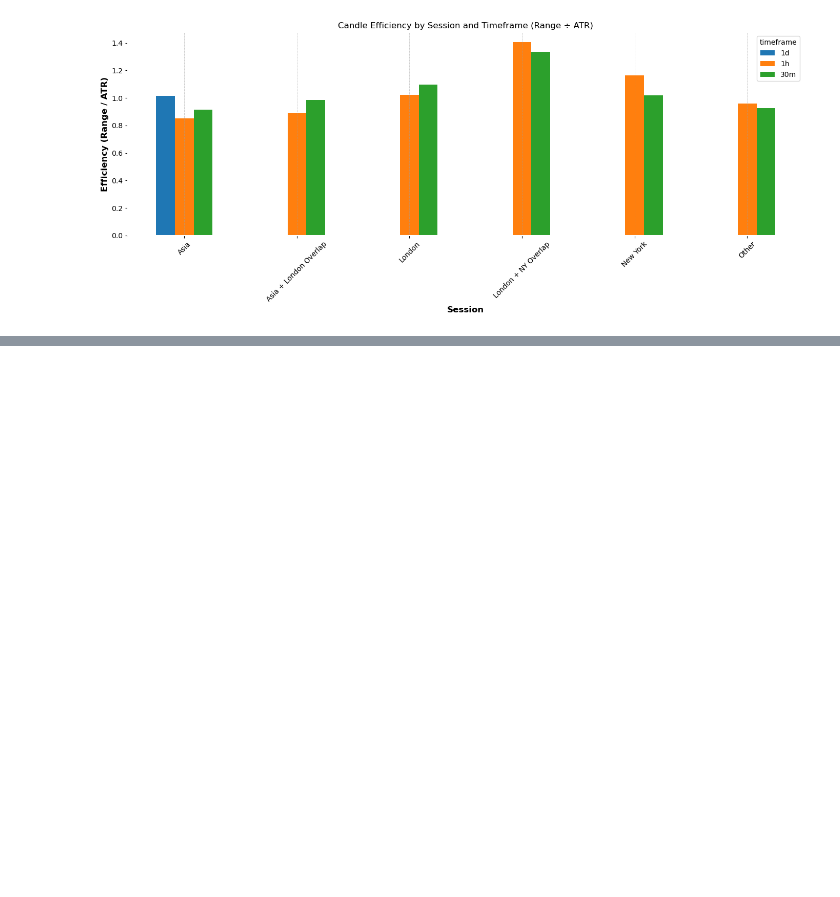
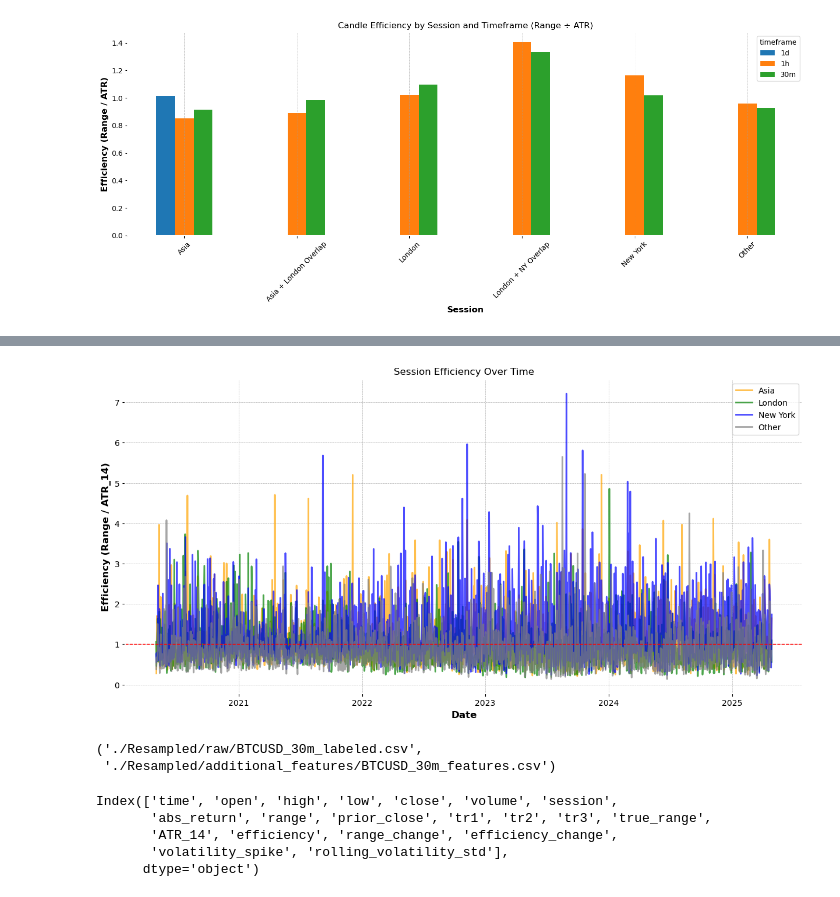
Before and after one commit to SarthakThakur0097/Crypto-analysis, a Jupyter notebook: main.ipynb, the cells around one changed output, grey strips where cells are left out. Drawn from its saved outputs; the diff is of its cells as text; code cells hidden in the pictures; blank space fills up the shorter version.

```diff
--- a/main.ipynb
+++ b/main.ipynb
@@ -172,0 +248,58 @@ plt.show()
+# %%
+import pandas as pd
+import matplotlib.pyplot as plt
+
+# Load session-level candles
+session_df = pd.read_csv('./AnalysisResults/session_candles_from_30m.csv')
+
+# --- Basic cleaning ---
+session_df.dropna(subset=['range'], inplace=True)
+
+# --- Calculate needed metrics ---
+session_df['prior_close'] = session_df['close'].shift(1)
+session_df['tr1'] = session_df['high'] - session_df['low']
+session_df['tr2'] = (session_df['high'] - session_df['prior_close']).abs()
+session_df['tr3'] = (session_df['low'] - session_df['prior_close']).abs()
+session_df['true_range'] = session_df[['tr1', 'tr2', 'tr3']].max(axis=1)
+session_df['ATR_14'] = session_df['true_range'].rolling(window=14).mean()
+
+# ✅ Correct Efficiency Definition
+session_df['efficiency'] = session_df['range'] / session_df['ATR_14']
+
+# Drop garbage
+session_df.replace([float('inf'), -float('inf')], pd.NA, inplace=True)
+session_df.dropna(inplace=True)
+
+# --- Prepare Data for Plotting ---
+session_df['timestamp'] = pd.to_datetime(session_df['timestamp'])
+session_df.set_index('timestamp', inplace=True)
+
+# --- Plotting ---
+plt.figure(figsize=(15,7))
+
+# Plot efficiency separately for each session
+sessions = ['Asia', 'London', 'New York', 'Other']
+colors = {'Asia': 'orange', 'London': 'green', 'New York': 'blue', 'Other': 'gray'}
+
+for session in sessions:
+    session_data = session_df[session_df['session'] == session]
+    plt.plot(session_data.index, session_data['efficiency'], label=session, color=colors[session], alpha=0.7)
+
+# Add horizontal line at efficiency = 1.0
+plt.axhline(1.0, color='red', linestyle='--', linewidth=1)
+
+plt.title('Session Efficiency Over Time')
+plt.xlabel('Date')
+plt.ylabel('Efficiency (Range / ATR_14)')
+plt.legend()
+plt.grid(True)
+plt.show()
+# %% [output]
+[figure, added]
+# %%
+label_and_save_sessions('./Resampled/BTCUSD_1h.csv', 'BTCUSD_1h', timestamp_col='time')
+label_and_save_sessions('./Resampled/BTCUSD_1d.csv', 'BTCUSD_1d', timestamp_col='time')
+label_and_save_sessions('./Resampled/BTCUSD_30m.csv', 'BTCUSD_30m', timestamp_col='time')
+# %% [output]
+('./Resampled/raw/BTCUSD_30m_labeled.csv',
+ './Resampled/additional_features/BTCUSD_30m_features.csv')
@@ -172,0 +327,10 @@ plt.show()
+# %%
+
+df = pd.read_csv('./Resampled/Additional_Features/BTCUSD_30m_features.csv')
+print(df.columns)
+# %% [output]
+Index(['time', 'open', 'high', 'low', 'close', 'volume', 'session',
+       'abs_return', 'range', 'prior_close', 'tr1', 'tr2', 'tr3', 'true_range',
+       'ATR_14', 'efficiency', 'range_change', 'efficiency_change',
+       'volatility_spike', 'rolling_volatility_std'],
+      dtype='object')
```
Also changed, not shown: parts of 8 cells of this notebook, 14 other files.
